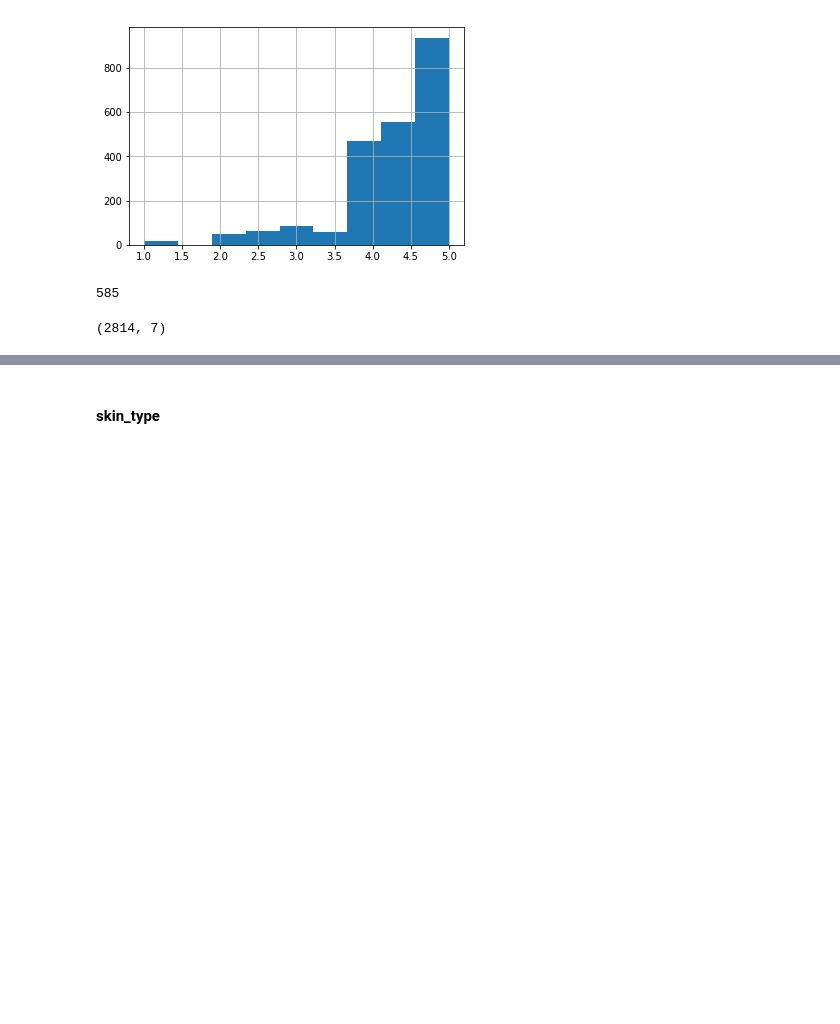
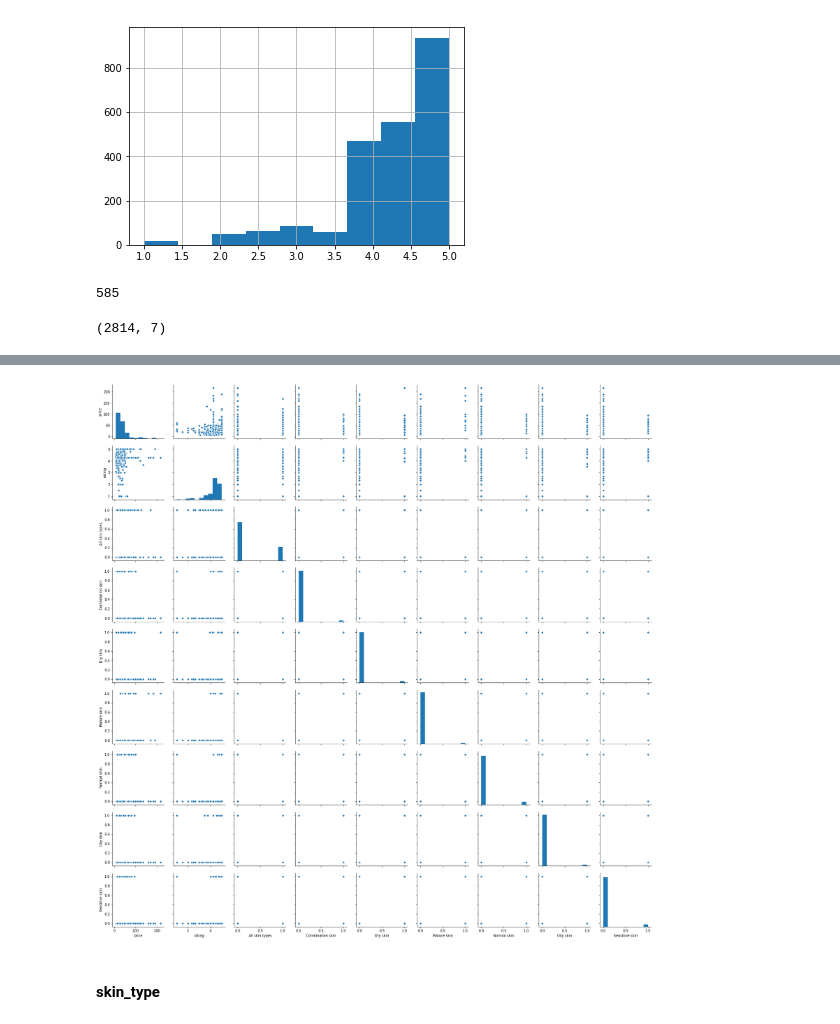
Before and after one commit to AkerkeKesha/machine-learning, a Jupyter notebook: AA20/ABalgabekova_Preprocessing.ipynb, the cells around one changed output, grey strips where cells are left out. Saved outputs shown, nothing was run; the diff lists cells and outputs as text; code cells hidden in the pictures; blank space fills up the shorter version.

```diff
--- a/AA20/ABalgabekova_Preprocessing.ipynb
+++ b/AA20/ABalgabekova_Preprocessing.ipynb
@@ -176,3 +194,8 @@ data.tail()
+# %%
+sns_plot = sns.pairplot(data)
+sns_plot.savefig("img/pair_plot_output.png")
+# %% [output]
+[figure, added]
 # %% [markdown]
 #### skin_type
 # %%
```
Also changed, not shown: parts of 13 cells of this notebook.
